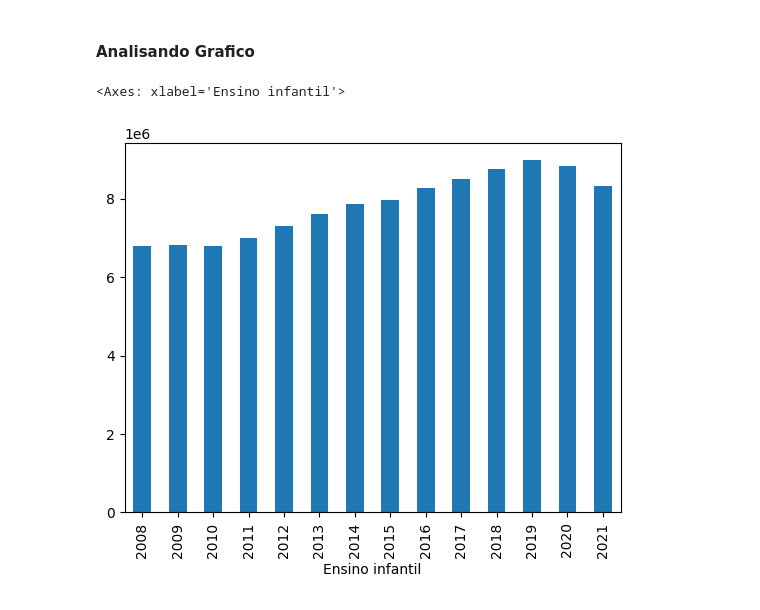
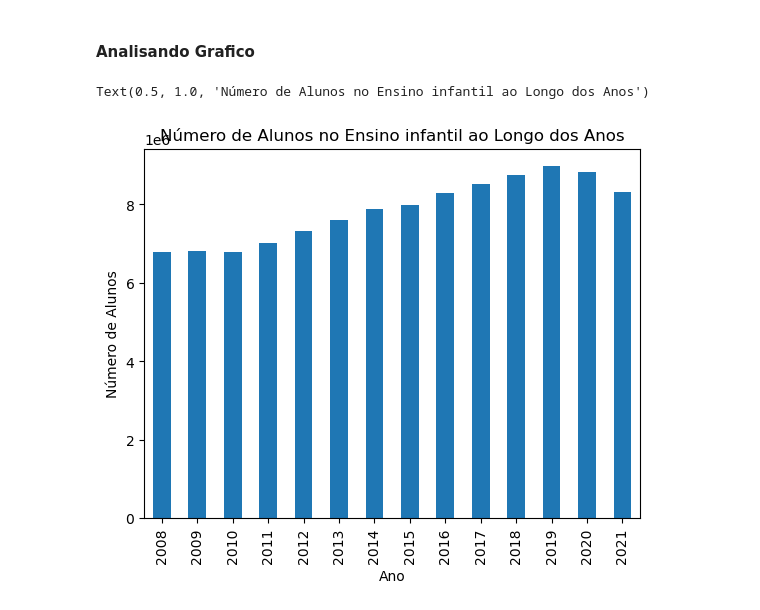
Before and after one commit to jgsjuliana/EDA_CensoEscolarIBGE, a Jupyter notebook: Projeto - Técnicas de Programação I.ipynb, the cells around one changed output. Cells and saved outputs as stored; diff of their text form; code cells hidden in the pictures.

Commit message:
add legenda aos gráficos

```diff
--- a/Projeto - Técnicas de Programação I.ipynb
+++ b/Projeto - Técnicas de Programação I.ipynb
@@ -356,6 +363,9 @@ df.iloc[0:,[-3,-2,-1]]
 #### Analisando Grafico
 # %%
 df['Ensino infantil'].plot(kind='bar', xlabel = 'Ensino infantil')
+plt.xlabel('Ano')
+plt.ylabel('Número de Alunos')
+plt.title('Número de Alunos no Ensino infantil ao Longo dos Anos')
 # %% [output]
-<Axes: xlabel='Ensino infantil'>
+Text(0.5, 1.0, 'Número de Alunos no Ensino infantil ao Longo dos Anos')
-[figure, old version]
+[figure, new version]
```
Also changed, not shown: parts of 6 cells of this notebook.
